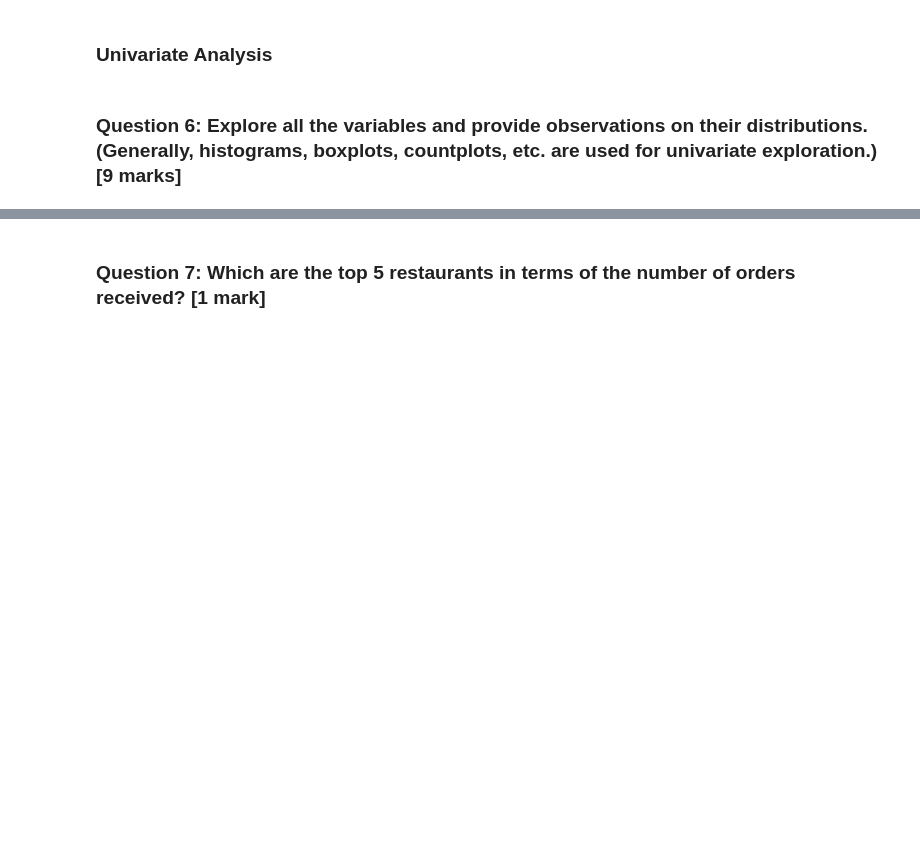
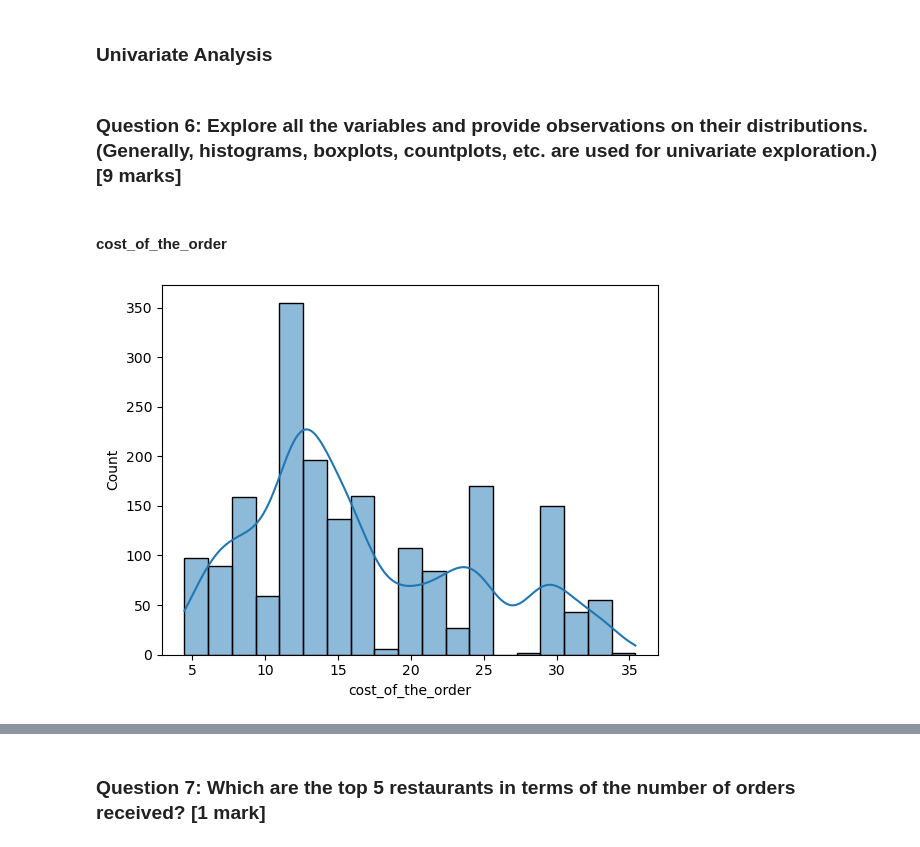
Before and after one commit to cmurray4492/PythonProjects, a Jupyter notebook: UT_Austin/Python_Foundations/Foundations_Project/CDM_Learner_Notebook_Full_Code.ipynb, the cells around one changed output, grey strips where cells are left out. Cells and saved outputs as stored; diff of their text form; code cells hidden in the pictures; blank space fills up the shorter version.

```diff
--- a/UT_Austin/Python_Foundations/Foundations_Project/CDM_Learner_Notebook_Full_Code.ipynb
+++ b/UT_Austin/Python_Foundations/Foundations_Project/CDM_Learner_Notebook_Full_Code.ipynb
@@ -219,5 +233,10 @@ working_data.describe().T
 ### Univariate Analysis
 # %% [markdown]
 ### **Question 6:** Explore all the variables and provide observations on their distributions. (Generally, histograms, boxplots, countplots, etc. are used for univariate exploration.) [9 marks]
+# %% [markdown]
+#### cost_of_the_order
 # %%
-# Write the code here
+# Write the code here working_data
+sns.histplot(data=working_data['cost_of_the_order'], kde=True) ;
+# %% [output]
+[figure, added]
```
Also changed, not shown: parts of 72 cells of this notebook.
